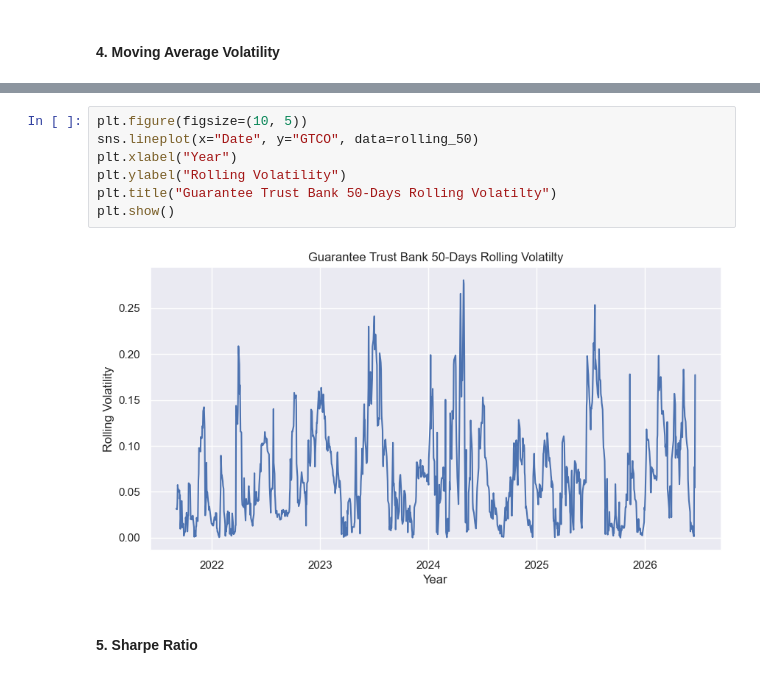
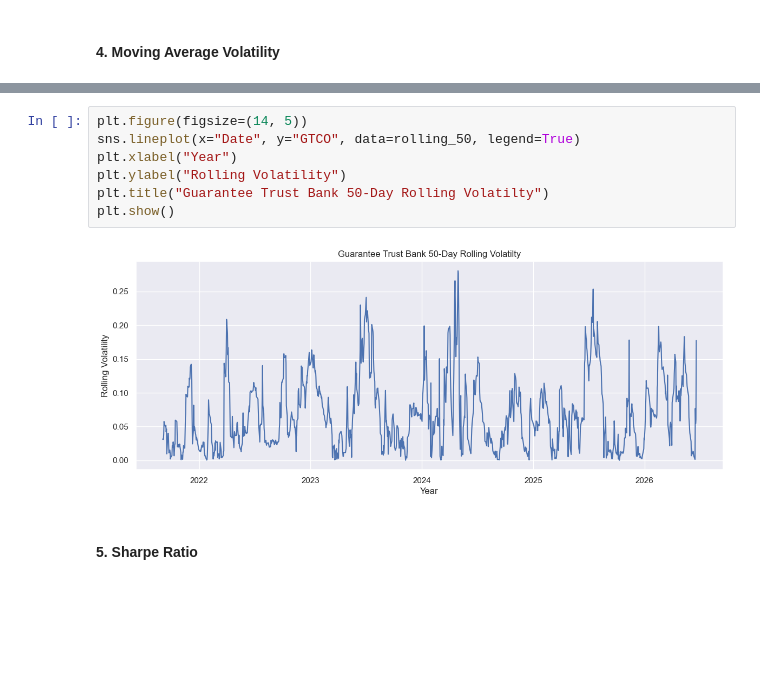
Before and after one commit to emycodesanalytics/finance-data-projects, a Jupyter notebook: 01-equities-performance-analysis/notebooks/equities_performance_analysis.ipynb, the cells around one changed output, grey strips where cells are left out. Drawn from its saved outputs; the diff is of its cells as text; blank space fills up the shorter version.

```diff
--- a/01-equities-performance-analysis/notebooks/equities_performance_analysis.ipynb
+++ b/01-equities-performance-analysis/notebooks/equities_performance_analysis.ipynb
@@ -285,12 +290,12 @@ plt.show()
 # %%
-plt.figure(figsize=(10, 5))
-sns.lineplot(x="Date", y="GTCO", data=rolling_50)
+plt.figure(figsize=(14, 5))
+sns.lineplot(x="Date", y="GTCO", data=rolling_50, legend=True)
 plt.xlabel("Year")
 plt.ylabel("Rolling Volatility")
-plt.title("Guarantee Trust Bank 50-Days Rolling Volatilty")
+plt.title("Guarantee Trust Bank 50-Day Rolling Volatilty")
 plt.show()
 # %% [output]
-[figure, old version]
+[figure, new version]
 # %% [markdown]
 #### 5. Sharpe Ratio
 # %%
```
Also changed, not shown: parts of 15 cells of this notebook.
